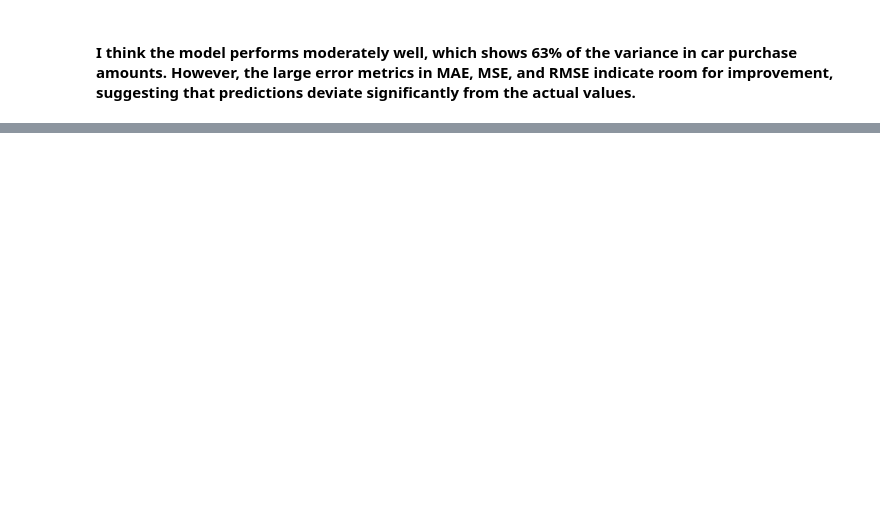
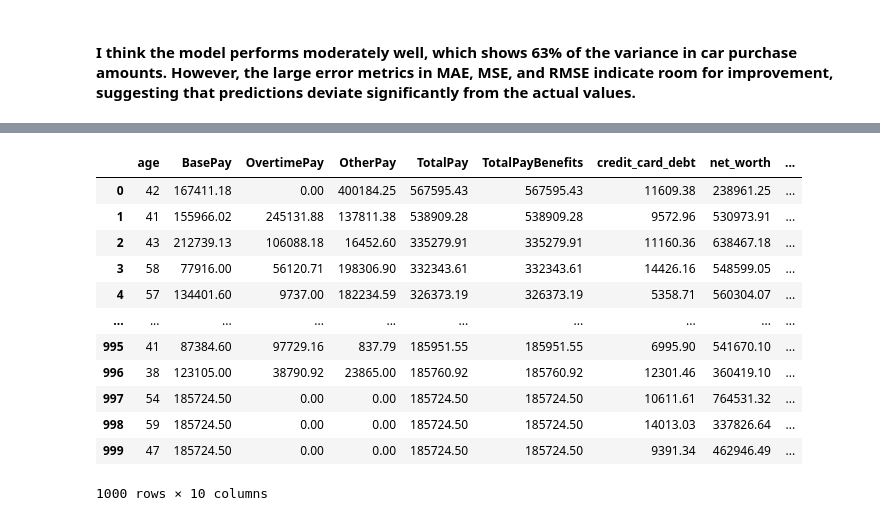
Before and after one commit to adewunmi2/AdvDataAnalytics2024, a Jupyter notebook: ExerciseProject3/Ex_classification_autoencoders.ipynb, the cells around one changed output, grey strips where cells are left out. Cells and saved outputs as stored; diff of their text form; code cells hidden in the pictures; blank space fills up the shorter version.

```diff
--- a/ExerciseProject3/Ex_classification_autoencoders.ipynb
+++ b/ExerciseProject3/Ex_classification_autoencoders.ipynb
@@ -334,0 +468,16 @@ Explained variance score:
+# %%
+df
+# %% [output]
+|  | age | BasePay | OvertimePay | OtherPay | TotalPay | TotalPayBenefits | credit_card_debt | net_worth | ... |
+| 0 | 42 | 167411.18 | 0.00 | 400184.25 | 567595.43 | 567595.43 | 11609.38 | 238961.25 | ... |
+| 1 | 41 | 155966.02 | 245131.88 | 137811.38 | 538909.28 | 538909.28 | 9572.96 | 530973.91 | ... |
+| 2 | 43 | 212739.13 | 106088.18 | 16452.60 | 335279.91 | 335279.91 | 11160.36 | 638467.18 | ... |
+| 3 | 58 | 77916.00 | 56120.71 | 198306.90 | 332343.61 | 332343.61 | 14426.16 | 548599.05 | ... |
+| 4 | 57 | 134401.60 | 9737.00 | 182234.59 | 326373.19 | 326373.19 | 5358.71 | 560304.07 | ... |
+| ... | ... | ... | ... | ... | ... | ... | ... | ... | ... |
+| 995 | 41 | 87384.60 | 97729.16 | 837.79 | 185951.55 | 185951.55 | 6995.90 | 541670.10 | ... |
+| 996 | 38 | 123105.00 | 38790.92 | 23865.00 | 185760.92 | 185760.92 | 12301.46 | 360419.10 | ... |
+| 997 | 54 | 185724.50 | 0.00 | 0.00 | 185724.50 | 185724.50 | 10611.61 | 764531.32 | ... |
+| 998 | 59 | 185724.50 | 0.00 | 0.00 | 185724.50 | 185724.50 | 14013.03 | 337826.64 | ... |
+| 999 | 47 | 185724.50 | 0.00 | 0.00 | 185724.50 | 185724.50 | 9391.34 | 462946.49 | ... |
+1000 rows × 10 columns
```
Also changed, not shown: parts of 21 cells of this notebook, 1 other file.
